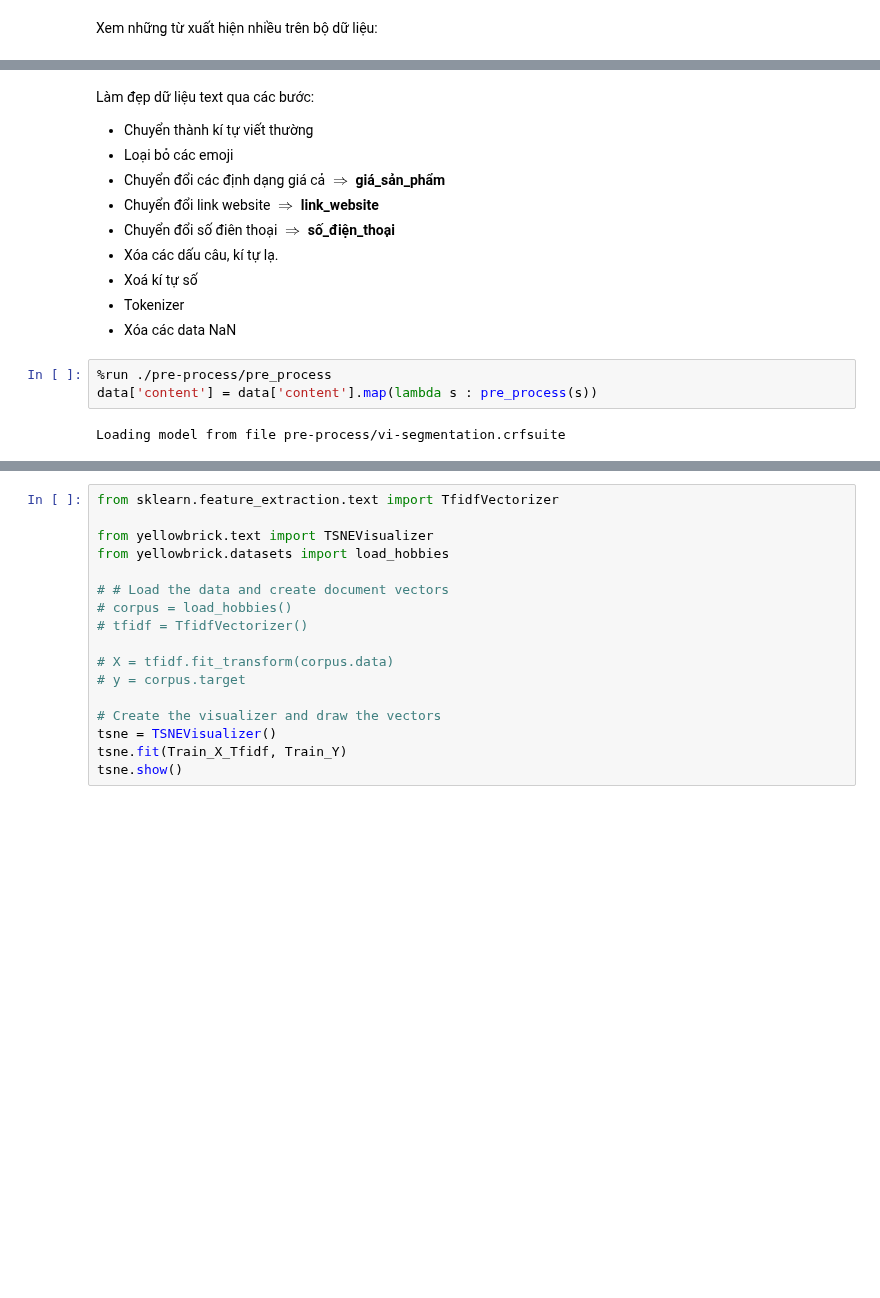
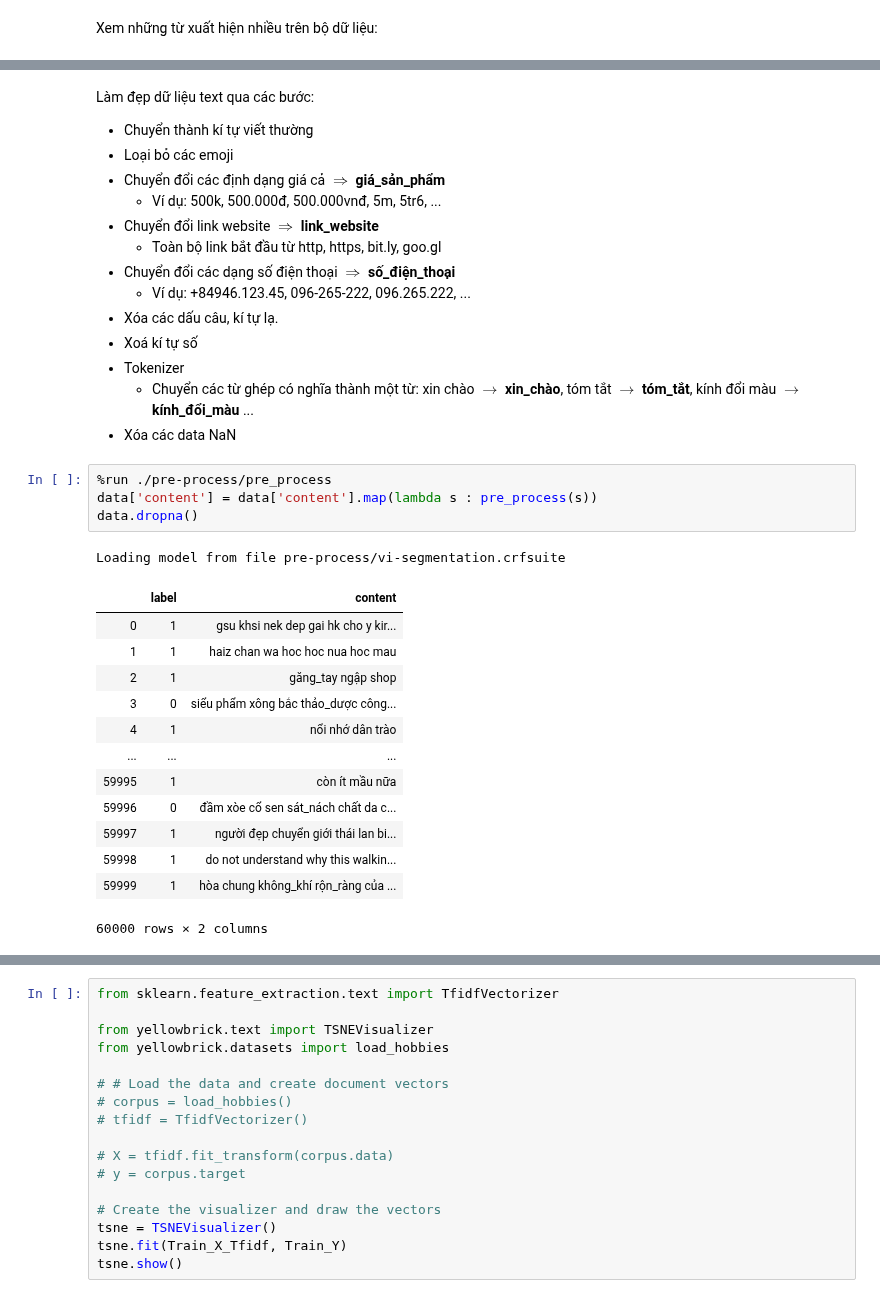
Before and after one commit to ngocdangrby/SellDetectionDatamining, a Jupyter notebook: Selldetection.ipynb, the cells around one changed output, grey strips where cells are left out. Drawn from its saved outputs; the diff is of its cells as text; blank space fills up the shorter version.

```diff
--- a/Selldetection.ipynb
+++ b/Selldetection.ipynb
@@ -88,15 +68,33 @@ Làm đẹp dữ liệu text qua các bước:
 * Chuyển thành kí tự viết thường
 * Loại bỏ các emoji
 * Chuyển đổi các định dạng giá cả $\Rightarrow$ __giá_sản_phẩm__
+   * Ví dụ: 500k, 500.000đ, 500.000vnđ, 5m, 5tr6, ...
 * Chuyển đổi link website 	$\Rightarrow$ __link_website__
-* Chuyển đổi số điên thoại 	$\Rightarrow$ __số_điện_thoại__
+   * Toàn bộ link bắt đầu từ http, https, bit.ly, goo.gl
+* Chuyển đổi các dạng số điện thoại 	$\Rightarrow$ __số_điện_thoại__
+   * Ví dụ: +84946.123.45, 096-265-222, 096.265.222, ...
 * Xóa các dấu câu, kí tự lạ.
 * Xoá kí tự số
 * Tokenizer
+   * Chuyển các từ ghép có nghĩa thành một từ: xin chào $\rightarrow$ __xin_chào__, tóm tắt $\rightarrow$ __tóm_tắt__, kính đổi màu $\rightarrow$ __kính_đổi_màu__ ...
 * Xóa các data NaN
 # %%
 %run ./pre-process/pre_process
 data['content'] = data['content'].map(lambda s : pre_process(s))
+data.dropna()
 # %% [output]
 Loading model from file pre-process/vi-segmentation.crfsuite
+|  | label | content |
+| 0 | 1 | gsu khsi nek dep gai hk cho y kir... |
+| 1 | 1 | haiz chan wa hoc hoc nua hoc mau |
+| 2 | 1 | găng_tay ngập shop |
+| 3 | 0 | siểu phẩm xông bắc thảo_dược công... |
+| 4 | 1 | nổi nhớ dân trào |
+| ... | ... | ... |
+| 59995 | 1 | còn ít mầu nữa |
+| 59996 | 0 | đầm xòe cổ sen sát_nách chất da c... |
+| 59997 | 1 | người đẹp chuyển giới thái lan bi... |
+| 59998 | 1 | do not understand why this walkin... |
+| 59999 | 1 | hòa chung không_khí rộn_ràng của ... |
+60000 rows × 2 columns
 # %%
```
Also changed, not shown: parts of 14 cells of this notebook, 4 other files.
